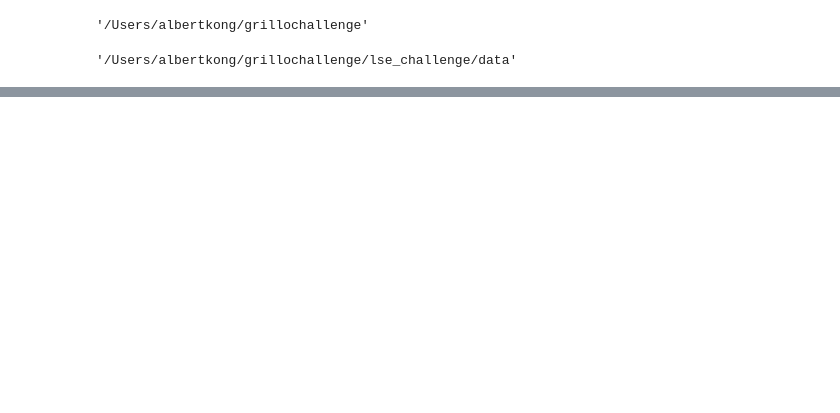
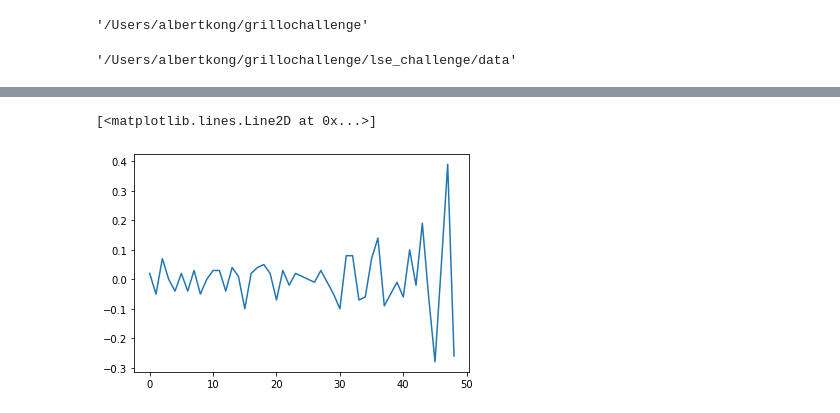
Before and after one commit to albertlk/grillochallenge, a Jupyter notebook: Introduction.ipynb, the cells around one changed output, grey strips where cells are left out. Cells and saved outputs as stored; diff of their text form; code cells hidden in the pictures; blank space fills up the shorter version.

```diff
--- a/Introduction.ipynb
+++ b/Introduction.ipynb
@@ -93,0 +125,5 @@ sig_df.tail(10)
+# %%
+plt.plot(diff_arr_st)
+# %% [output]
+[<matplotlib.lines.Line2D at 0x...>]
+[figure, added]
```
Also changed, not shown: parts of 11 cells of this notebook, 4 other files.
